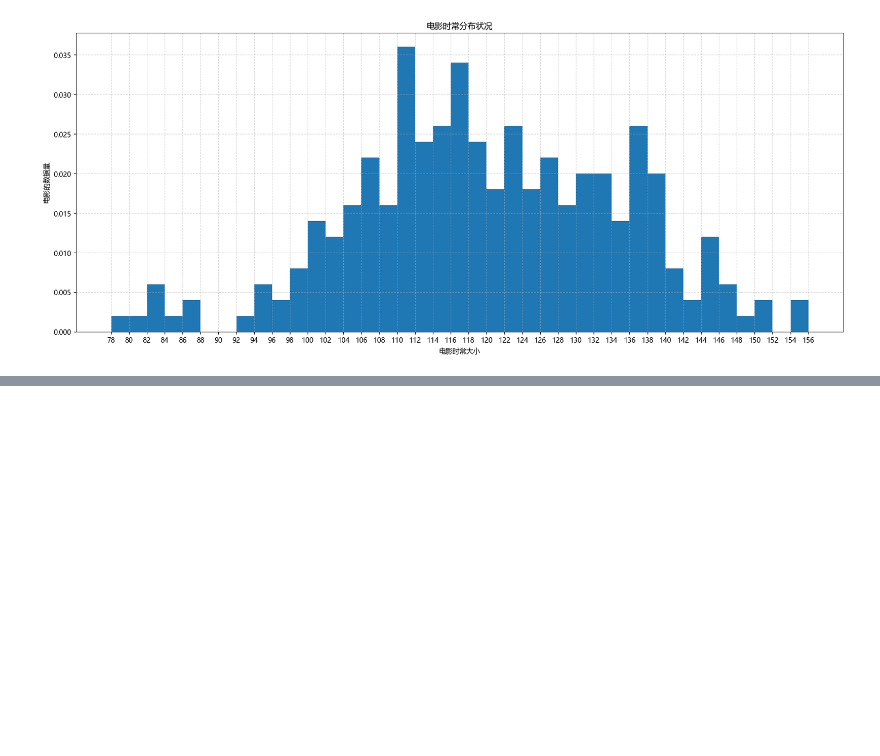
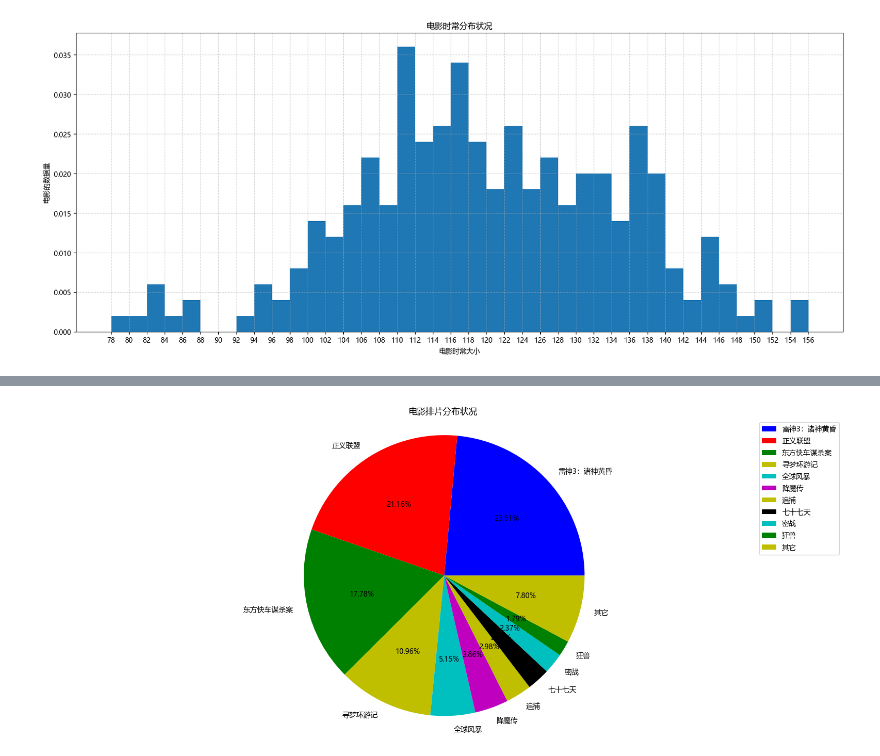
Before and after one commit to mackyuqimack/pythonStudy, a Jupyter notebook: matplotlib_demo/day2.ipynb, the cells around one changed output, grey strips where cells are left out. Cells and saved outputs as stored; diff of their text form; code cells hidden in the pictures; blank space fills up the shorter version.

```diff
--- a/matplotlib_demo/day2.ipynb
+++ b/matplotlib_demo/day2.ipynb
@@ -140,0 +143,19 @@ plt.show()
+# %%
+# 需求：电影拍片分布状况
+# 1.准备数据
+movie_name = ['雷神3：诸神黄昏', '正义联盟', '东方快车谋杀案', '寻梦环游记', '全球风暴', '降魔传', '追捕', '七十七天', '密战', '狂兽', '其它']
+place_count = [60605, 54546, 45819, 28243, 13270, 9945, 7679, 6799, 6101, 4621, 20105]
+# 2.创建画布
+plt.figure(figsize=(20, 8), dpi=100)
+# 3.绘制饼图
+plt.pie(place_count, labels=movie_name, colors=['b', 'r', 'g', 'y', 'c', 'm', 'y', 'k', 'c', 'g', 'y'],
+        autopct="%1.2f%%")
+plt.axis("equal")
+# 显示图例
+plt.legend()
+# 添加描述
+plt.title("电影排片分布状况")
+# 4.显示图像
+plt.show()
+# %% [output]
+[figure, added]
```
Also changed, not shown: parts of 2 cells of this notebook, 1 other file.
